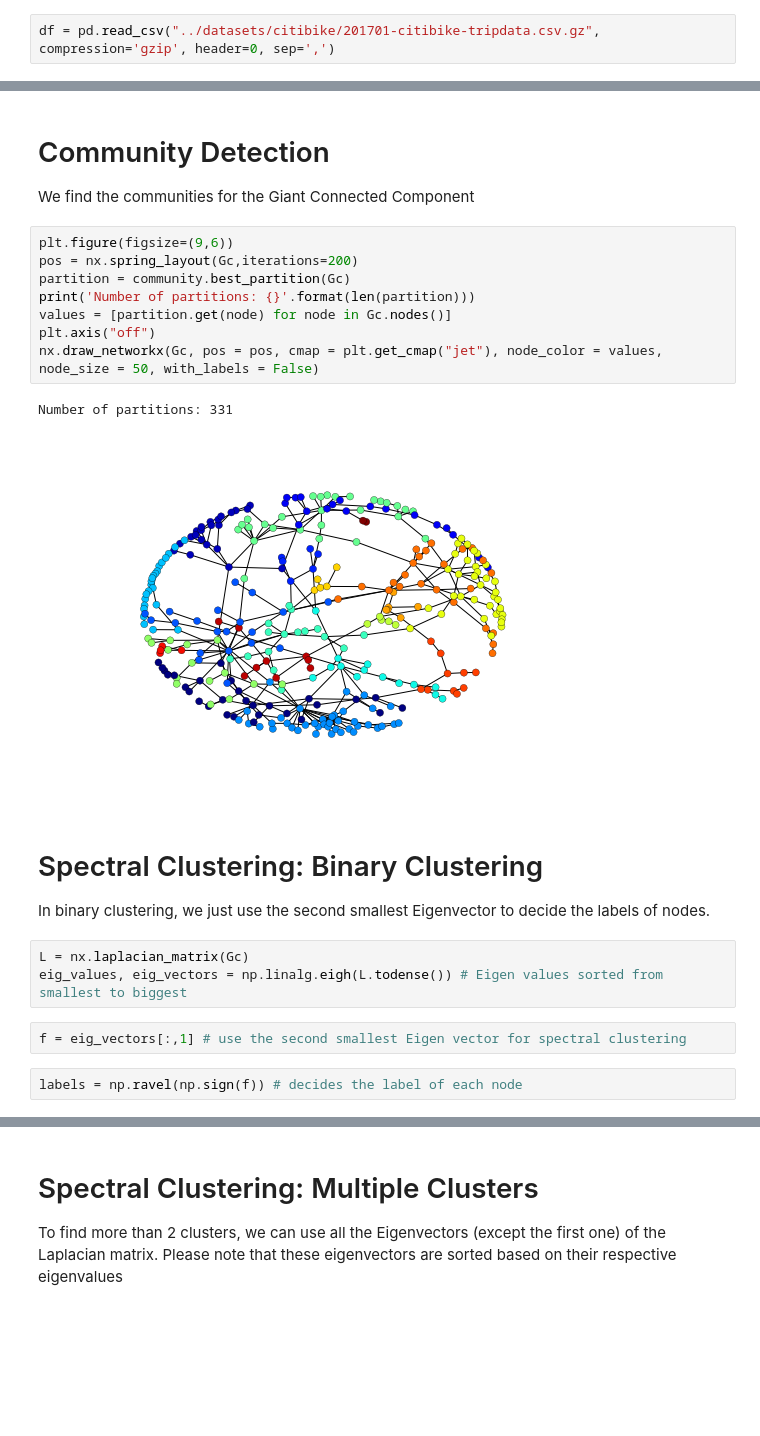
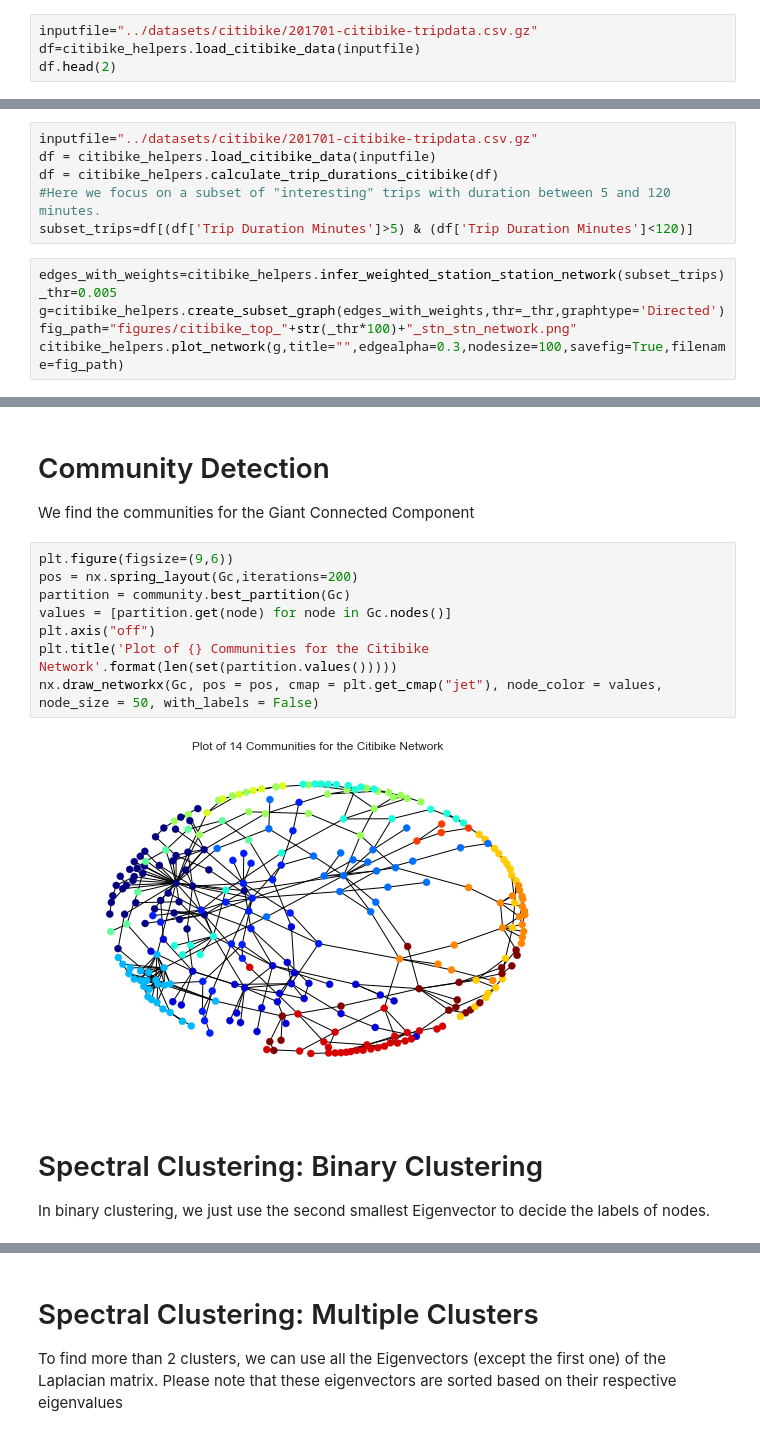
Before and after one commit to tuffacton/urbcomp-scripts, a Jupyter notebook: notebooks/citibike_Analysis_2.ipynb, the cells around one changed output, grey strips where cells are left out. Drawn from its saved outputs; the diff is of its cells as text; blank space fills up the shorter version.

Commit message:
update citibike analysis 2

```diff
--- a/notebooks/citibike_Analysis_2.ipynb
+++ b/notebooks/citibike_Analysis_2.ipynb
@@ -13,4 +18,6 @@ import community #requires separate install -  pip install python-louvain
 import warnings
 warnings.filterwarnings('ignore')
 # %%
-df = pd.read_csv("../datasets/citibike/201701-citibike-tripdata.csv.gz", compression='gzip', header=0, sep=',')
+inputfile="../datasets/citibike/201701-citibike-tripdata.csv.gz"
+df=citibike_helpers.load_citibike_data(inputfile)
+df.head(2)
@@ -105,0 +39,12 @@ for edge_wt in edges_with_weights_new:
+# %%
+inputfile="../datasets/citibike/201701-citibike-tripdata.csv.gz"
+df = citibike_helpers.load_citibike_data(inputfile)
+df = citibike_helpers.calculate_trip_durations_citibike(df)
+#Here we focus on a subset of "interesting" trips with duration between 5 and 120 minutes.
+subset_trips=df[(df['Trip Duration Minutes']>5) & (df['Trip Duration Minutes']<120)]
+# %%
+edges_with_weights=citibike_helpers.infer_weighted_station_station_network(subset_trips)
+_thr=0.005
+g=citibike_helpers.create_subset_graph(edges_with_weights,thr=_thr,graphtype='Directed')
+fig_path="figures/citibike_top_"+str(_thr*100)+"_stn_stn_network.png"
+citibike_helpers.plot_network(g,title="",edgealpha=0.3,nodesize=100,savefig=True,filename=fig_path)
@@ -198,22 +141,14 @@ We find the communities for the Giant Connected Component
 # %%
 plt.figure(figsize=(9,6))
 pos = nx.spring_layout(Gc,iterations=200)
 partition = community.best_partition(Gc)
-print('Number of partitions: {}'.format(len(partition)))
 values = [partition.get(node) for node in Gc.nodes()]
 plt.axis("off")
+plt.title('Plot of {} Communities for the Citibike Network'.format(len(set(partition.values()))))
 nx.draw_networkx(Gc, pos = pos, cmap = plt.get_cmap("jet"), node_color = values, node_size = 50, with_labels = False)
 # %% [output]
-Number of partitions: 331
-[figure, old version]
+[figure, new version]
 # %% [markdown]
 # Spectral Clustering: Binary Clustering
 In binary clustering, we just use the second smallest Eigenvector to decide the labels of nodes.
-# %%
-L = nx.laplacian_matrix(Gc)
-eig_values, eig_vectors = np.linalg.eigh(L.todense()) # Eigen values sorted from smallest to biggest
-# %%
-f = eig_vectors[:,1] # use the second smallest Eigen vector for spectral clustering
-# %%
-labels = np.ravel(np.sign(f)) # decides the label of each node
 # %%
```
Also changed, not shown: parts of 31 cells of this notebook.
